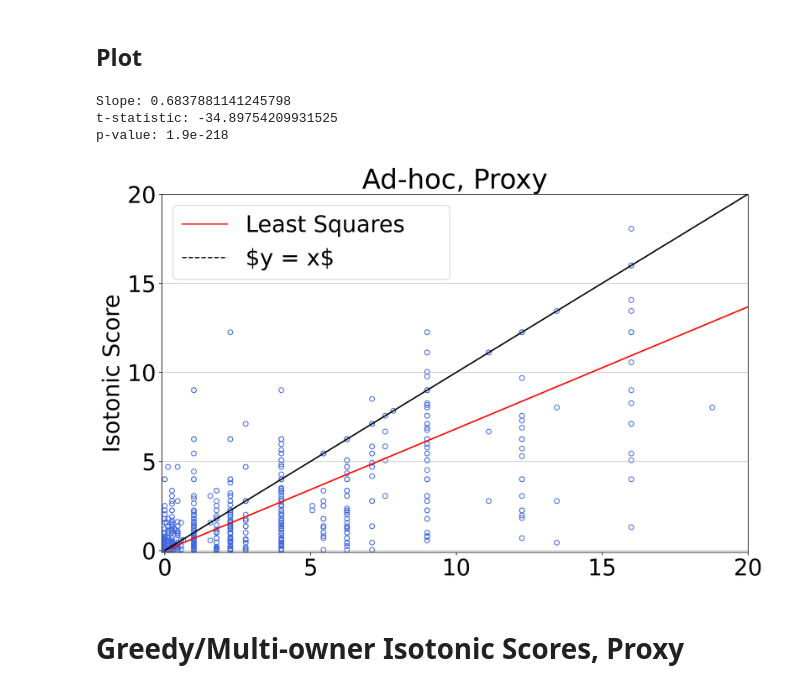
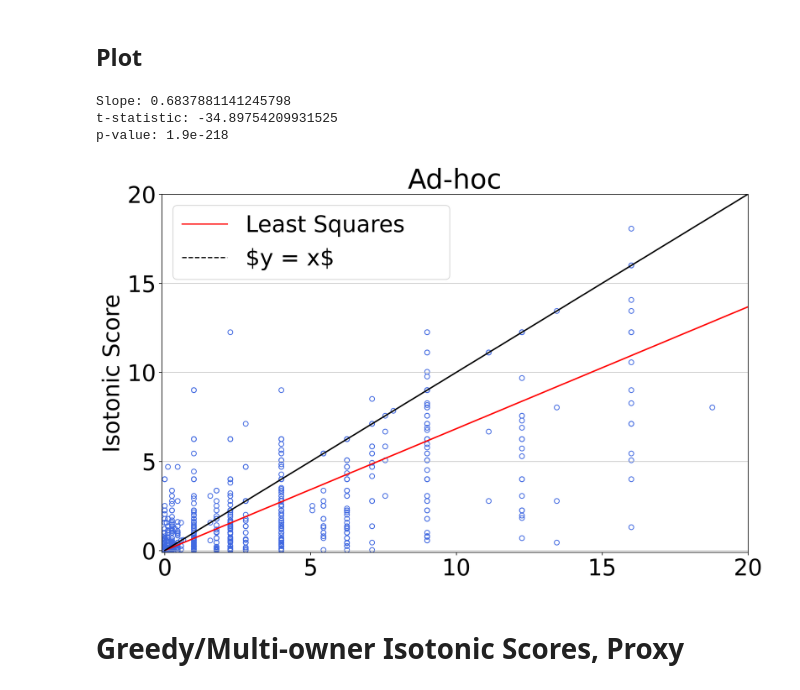
Before and after one commit to BuxinSu/ICML_2023_Ranking, a Jupyter notebook: Notebooks/Adhoc_Greedy_Multiowner_scatter.ipynb, the cells around one changed output. Saved outputs shown, nothing was run; the diff lists cells and outputs as text; code cells hidden in the pictures.

```diff
--- a/Notebooks/Adhoc_Greedy_Multiowner_scatter.ipynb
+++ b/Notebooks/Adhoc_Greedy_Multiowner_scatter.ipynb
@@ -291,35 +291,35 @@ p_value = format(p_value, ".1e")
 
 print(f"Slope: {b}")
 print(f"t-statistic: {t_stat}")
 print(f"p-value: {p_value}")
 
 # Calculate the y-values for the line of best fit
 line_of_best_fit = b * old_diff
 
 # Plot the line of best fit with intercept 0
 plt.plot(old_diff, line_of_best_fit, label='Least Squares     ', color='red')
 
 # Plot the regression line
 plt.plot(old_diff, old_diff, color='black', label='\$y = x\$', linestyle='dashed')
 
 # Add labels and legend
 # plt.xlabel(f"Raw")
 plt.ylabel('Isotonic Score')
 
 # Show the legend
 plt.legend()
 plt.xlim(-0.1, 20)
 plt.ylim(-0.1, 20)
 
 plt.grid(axis='y', alpha=0.75)
-plt.title('Ad-hoc, Proxy')
+plt.title('Ad-hoc')
 plt.savefig("/content/drive/MyDrive/Research/Ranking_ICML/Figures/adhoc_iso_proxy_regression.svg", bbox_inches='tight')
 plt.show()
 # %% [output]
 Slope: 0.6837881141245798
 t-statistic: -34.89754209931525
 p-value: 1.9e-218
-[figure, old version]
+[figure, new version]
 # %% [markdown]
 # **Greedy/Multi-owner Isotonic Scores, Proxy**
 # %% [markdown]
```
Also changed, not shown: parts of 1 cell of this notebook.
